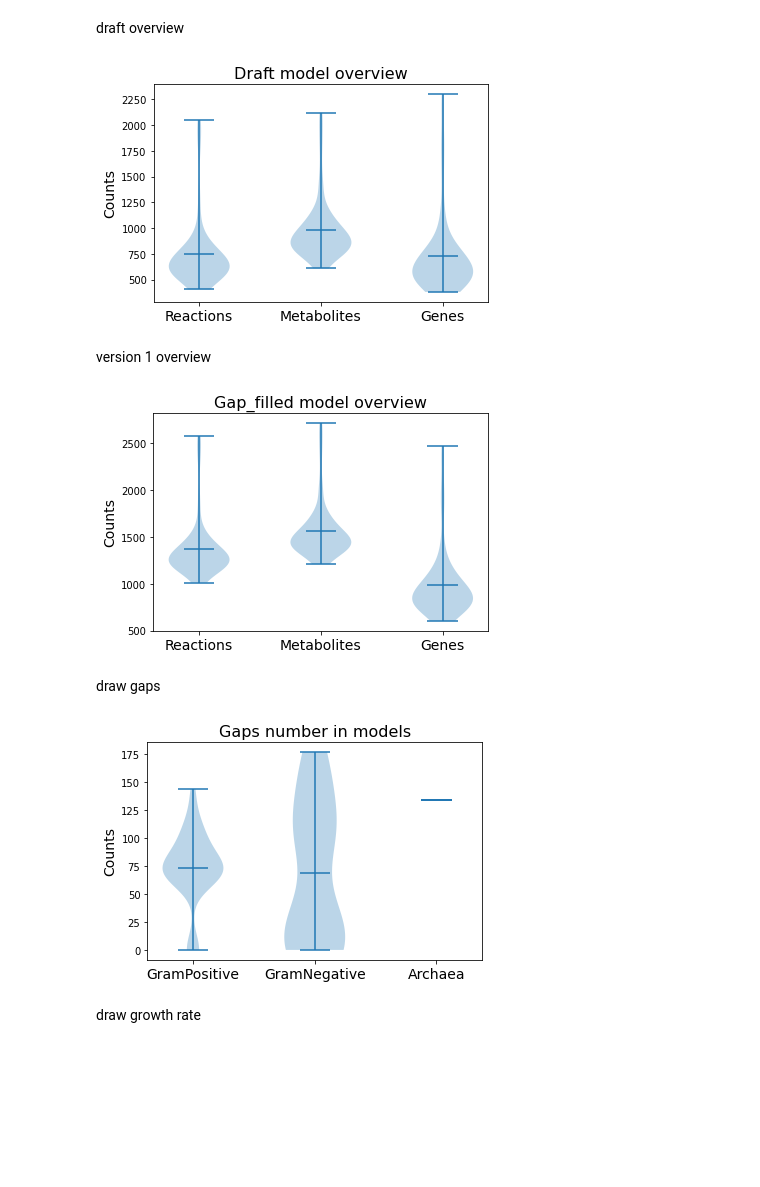
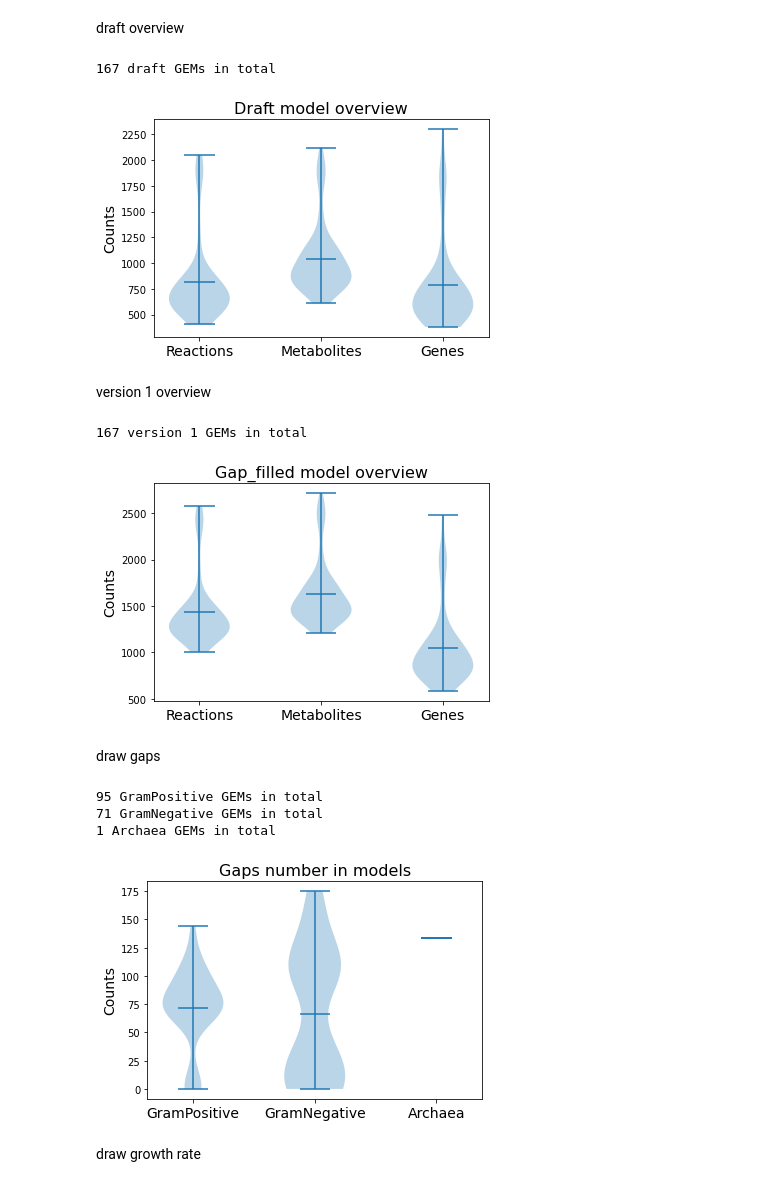
Before and after one commit to JunGeng/Microbiota-D3, a Jupyter notebook: code/draft_GEMs/overview_model.ipynb, the cells around one changed output. Drawn from its saved outputs; the diff is of its cells as text; code cells hidden in the pictures; blank space fills up the shorter version.

```diff
--- a/code/draft_GEMs/overview_model.ipynb
+++ b/code/draft_GEMs/overview_model.ipynb
@@ -15,7 +15,8 @@ os.chdir('../../data/')
 # %% [markdown]
 load species table...
 # %%
-species_table = 'species.tsv'
+# species_table = 'species.tsv'
+species_table = 'species_with_addition.tsv'
 species_df = pd.read_csv(species_table, sep='\t')
 name_list = list(species_df['file_name'])
 input_dir_1 = 'draft_GEMs/model_version_1.0/'
@@ -27,6 +28,8 @@ species_dic = species_df[['file_name', 'bofTemplateType', 'M2', 'species_experim
 # %% [markdown]
 draft overview
 # %%
+print('%d draft GEMs in total'%len(species_df))
+
 fig, axs = plt.subplots(nrows=1, ncols=1, )
 
 # plot violin plot
@@ -44,32 +47,39 @@ axs.tick_params(axis='x', which='major', labelsize=14)
 
 plt.show()
 # %% [output]
+167 draft GEMs in total
-[figure, old version]
+[figure, new version]
 # %% [markdown]
 version 1 overview
 # %%
+print('%d version 1 GEMs in total'%len(species_df))
 fig, axs = plt.subplots(nrows=1, ncols=1, )
 
 # plot violin plot
 axs.violinplot(dataset=[species_df['version_1_rxn_count'].values,
                         species_df['version_1_met_count'].values,
                         species_df['version_1_gen_count'].values,
                         ],
                showmeans=True,
                showmedians=False)
 axs.set_title('Gap_filled model overview', fontsize=16)
 # axs.set_xlabel('Four separate samples')
 axs.set_ylabel('Counts', fontsize=14)
 plt.setp(axs, xticks=[y + 1 for y in range(3)],
-         xticklabels=['Reactions', 'Metabolites', 'Genes','Gap_filled'], )
+         xticklabels=['Reactions', 'Metabolites', 'Genes'], )
 axs.tick_params(axis='x', which='major', labelsize=14)
 
 plt.show()
 # %% [output]
+167 version 1 GEMs in total
-[figure, old version]
+[figure, new version]
 # %% [markdown]
 draw gaps
 # %%
+print('%d GramPositive GEMs in total'%len(species_df[species_df['bofTemplateType'] == 'GramPositive']))
+print('%d GramNegative GEMs in total'%len(species_df[species_df['bofTemplateType'] == 'GramNegative']))
+print('%d Archaea GEMs in total'%len(species_df[species_df['bofTemplateType'] == 'Archaea']))
+
 fig, axs = plt.subplots(nrows=1, ncols=1, )
 
 # plot violin plot
@@ -83,12 +93,15 @@ axs.set_title('Gaps number in models', fontsize=16)
 # axs.set_xlabel('Four separate samples')
 axs.set_ylabel('Counts', fontsize=14)
 plt.setp(axs, xticks=[y + 1 for y in range(3)],
-         xticklabels=['GramPositive', 'GramNegative', 'Archaea','Gap_filled'], )
+         xticklabels=['GramPositive', 'GramNegative', 'Archaea'], )
 axs.tick_params(axis='x', which='major', labelsize=14)
 
 plt.show()
 # %% [output]
+95 GramPositive GEMs in total
+71 GramNegative GEMs in total
+1 Archaea GEMs in total
-[figure, old version]
+[figure, new version]
 # %% [markdown]
 draw growth rate
 # %%
```
Also changed, not shown: parts of 2 cells of this notebook, 4 other files.
